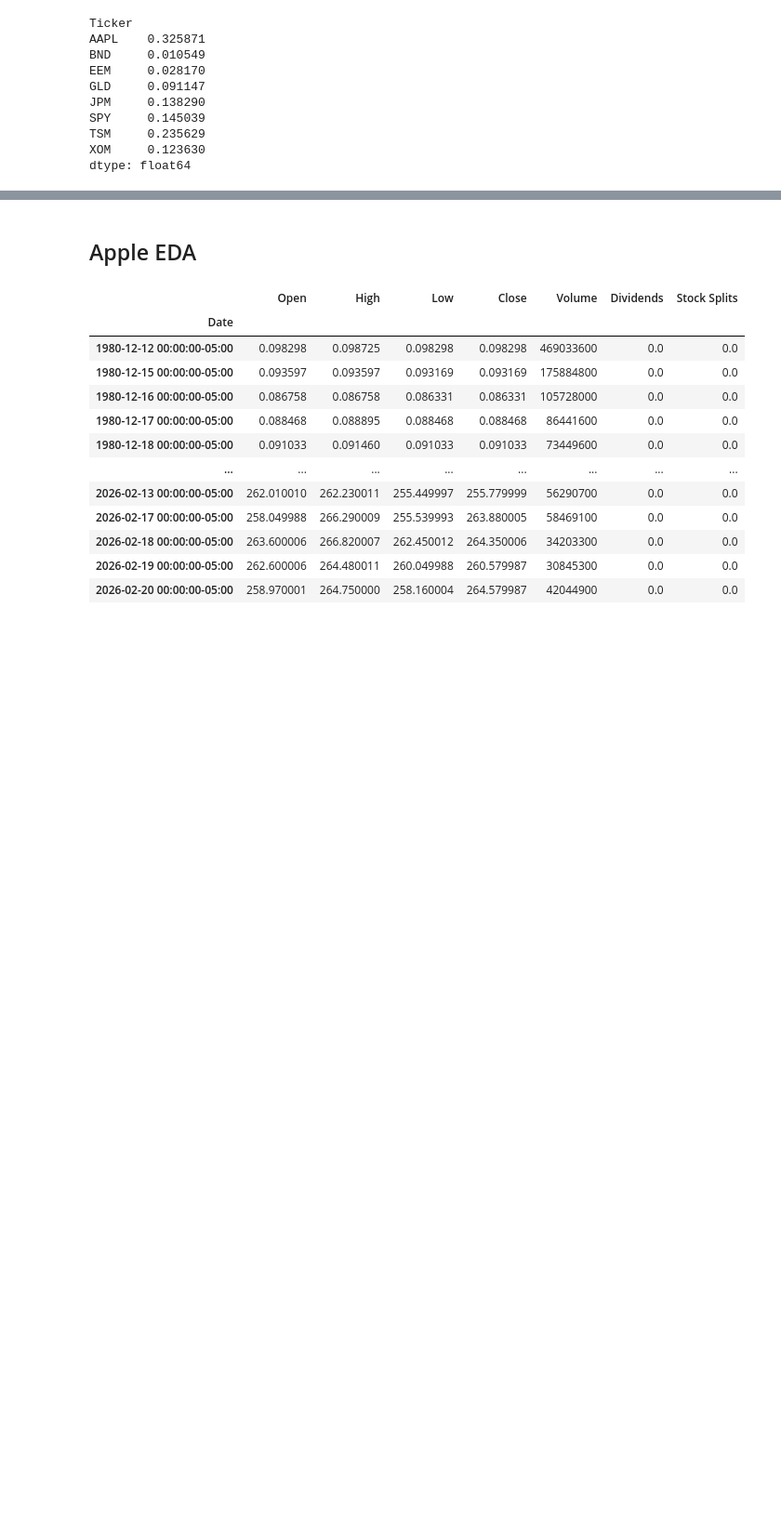
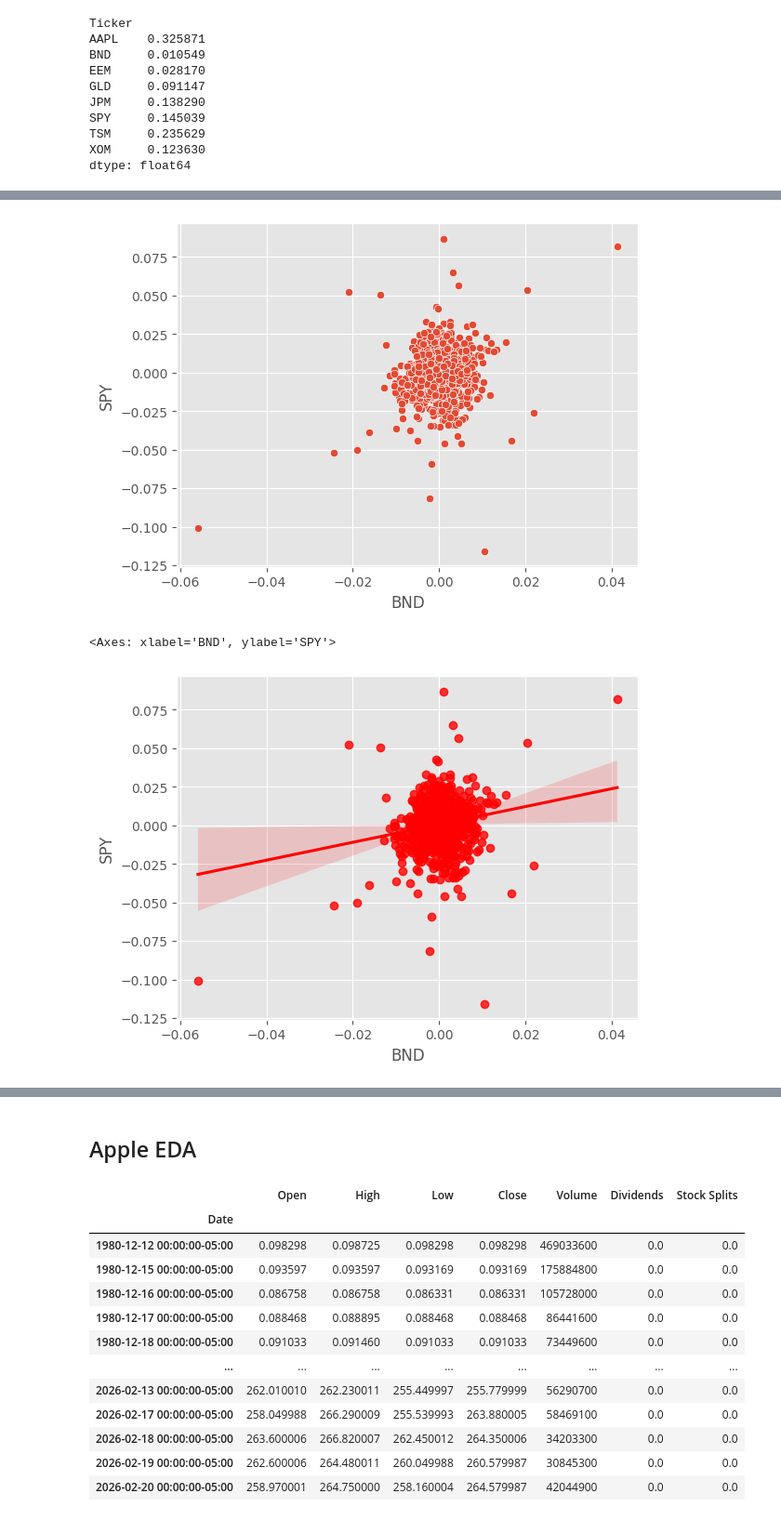
Before and after one commit to szymon-ml/quant-portfolio-analysis, a Jupyter notebook: notebooks/02_importing_data.ipynb, the cells around one changed output, grey strips where cells are left out. Shown at 93% size. Cells and saved outputs as stored; diff of their text form; code cells hidden in the pictures; blank space fills up the shorter version.

```diff
--- a/notebooks/02_importing_data.ipynb
+++ b/notebooks/02_importing_data.ipynb
@@ -262,0 +291,8 @@ dtype: float64
+# %%
+sns.scatterplot(x=log_returns['BND'], y=log_returns['SPY'])
+plt.show()
+sns.regplot(x=log_returns['BND'], y=log_returns['SPY'], scatter=True, color='red')
+# %% [output]
+[figure, added]
+<Axes: xlabel='BND', ylabel='SPY'>
+[figure, added]
```
Also changed, not shown: parts of 20 cells of this notebook, 1 other file.
